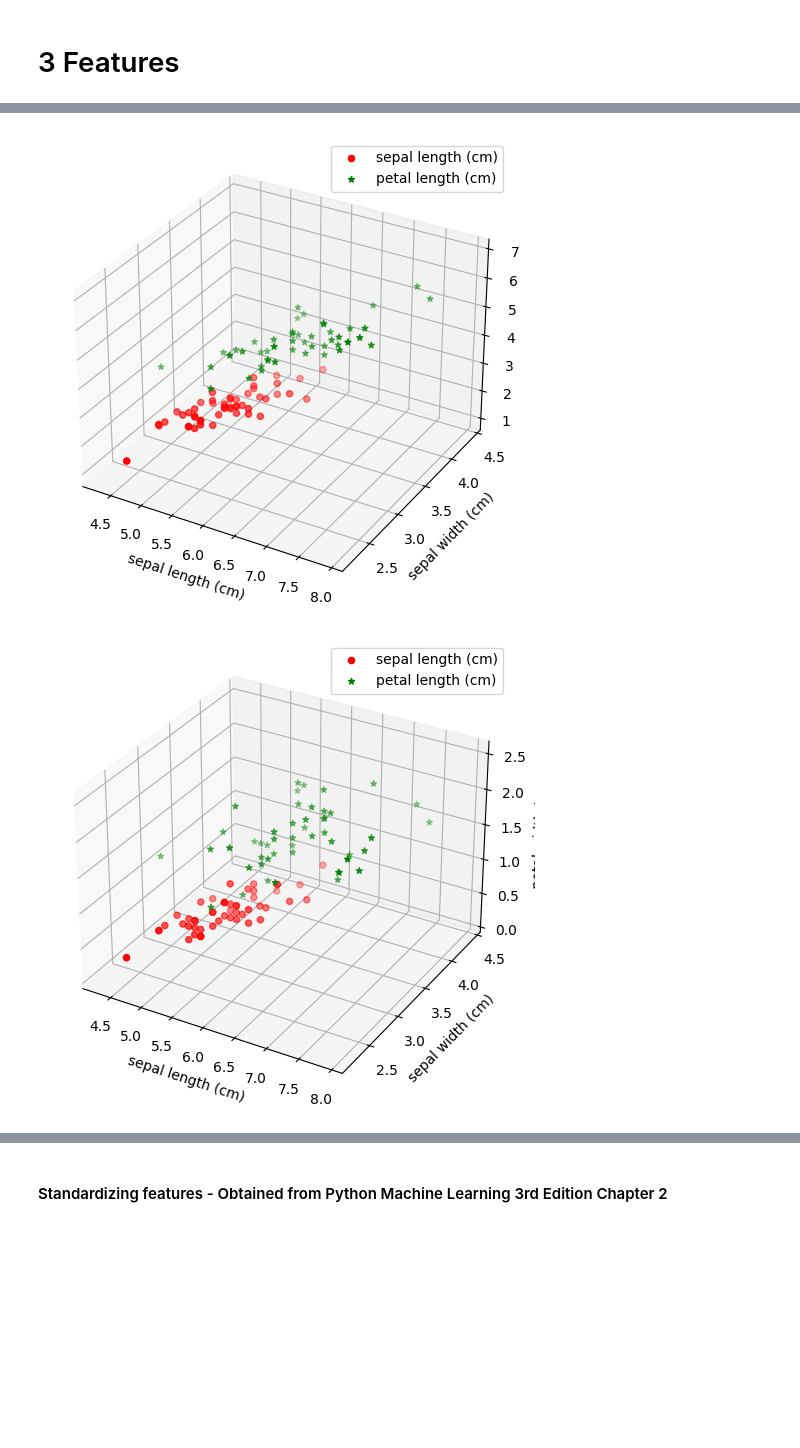
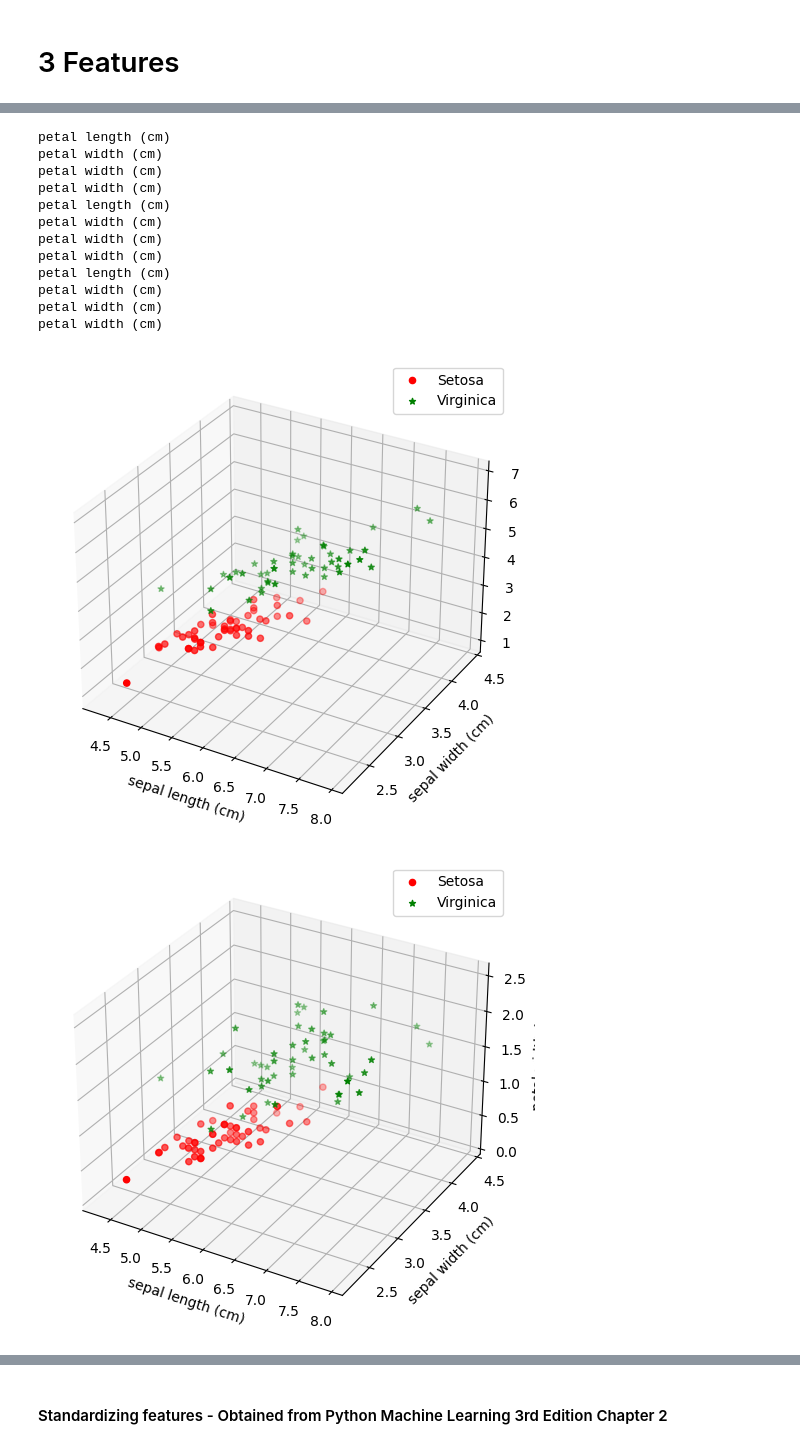
Before and after one commit to ander9991/CS-GY-6923-Machine-Learning, a Jupyter notebook: attempt2.ipynb, the cells around one changed output, grey strips where cells are left out. Cells and saved outputs as stored; diff of their text form; code cells hidden in the pictures; blank space fills up the shorter version.

```diff
--- a/attempt2.ipynb
+++ b/attempt2.ipynb
@@ -418,34 +503,93 @@ y = iris.target
 IC = np.unique(y)
 
 IrisClassification = ('Setosa', 'Versicolor', 'Virginica')
 pltColor = ('red', 'blue', 'green')
 IrisFeatures=("sepal length (cm)", "sepal width (cm)", "petal length (cm)", "petal width (cm)")
 
 ix = [0,0,0,1]
 iy = [1,1,2,2]
 iz = [2,3,3,3]
 
 for m in range(4):
 
     ixm = ix[m]
     iym = iy[m]
     izm = iz[m]
     xF = IrisFeatures[ixm]
     yF = IrisFeatures[iym]
     zF = IrisFeatures[izm]
 
     fig = plt.figure(figsize=(6,6))
     ax = plt.axes(projection='3d')
 
     ax.scatter3D(X[y == IC[0],ixm], X[y == IC[0],iym], X[y == IC[0],izm],
-        color=pltColor[0], marker = 'o', label=IrisFeatures[0])
+        color=pltColor[0], marker = 'o', label=IrisClassification[0])
     ax.scatter3D(X[y == IC[2],ixm], X[y == IC[2],iym], X[y == IC[2],izm],
-        color=pltColor[2], marker = '*', label=IrisFeatures[2])
+        color=pltColor[2], marker = '*', label=IrisClassification[2])
 
     ax.set_xlabel(xF)
     ax.set_ylabel(yF)
     ax.set_zlabel(zF)
+    print(zF)
     ax.legend(loc='upper right', fontsize='medium')
+
+for m in range(4):
+
+    ixm = ix[m]
+    iym = iy[m]
+    izm = iz[m]
+    xF = IrisFeatures[ixm]
+    yF = IrisFeatures[iym]
+    zF = IrisFeatures[izm]
+
+    fig = plt.figure(figsize=(6,6))
+    ax = plt.axes(projection='3d')
+
+    ax.scatter3D(X[y == IC[0],ixm], X[y == IC[0],iym], X[y == IC[0],izm],
+        color=pltColor[0], marker = 'o', label=IrisClassification[0])
+    ax.scatter3D(X[y == IC[1],ixm], X[y == IC[1],iym], X[y == IC[1],izm],
+        color=pltColor[1], marker = 'x', label=IrisClassification[1])
+
+    ax.set_xlabel(xF)
+    ax.set_ylabel(yF)
+    ax.set_zlabel(zF)
+    print(zF)
+    ax.legend(loc='upper right', fontsize='medium')
+
+for m in range(4):
+
+    ixm = ix[m]
+    iym = iy[m]
+    izm = iz[m]
+    xF = IrisFeatures[ixm]
+    yF = IrisFeatures[iym]
+    zF = IrisFeatures[izm]
+
+    fig = plt.figure(figsize=(6,6))
+    ax = plt.axes(projection='3d')
+
+    ax.scatter3D(X[y == IC[1],ixm], X[y == IC[1],iym], X[y == IC[1],izm],
+        color=pltColor[1], marker = 'x', label=IrisClassification[1])
+    ax.scatter3D(X[y == IC[2],ixm], X[y == IC[2],iym], X[y == IC[2],izm],
+        color=pltColor[2], marker = '*', label=IrisClassification[2])
+
+    ax.set_xlabel(xF)
+    ax.set_ylabel(yF)
+    ax.set_zlabel(zF)
+    print(zF)
+    ax.legend(loc='upper right', fontsize='medium')
 # %% [output]
+petal length (cm)
+petal width (cm)
+petal width (cm)
+petal width (cm)
+petal length (cm)
+petal width (cm)
+petal width (cm)
+petal width (cm)
+petal length (cm)
+petal width (cm)
+petal width (cm)
+petal width (cm)
-[figure, old version]
+[figure, new version]
-[figure, old version]
+[figure, new version]
```
Also changed, not shown: parts of 55 cells of this notebook, 1 other file.
